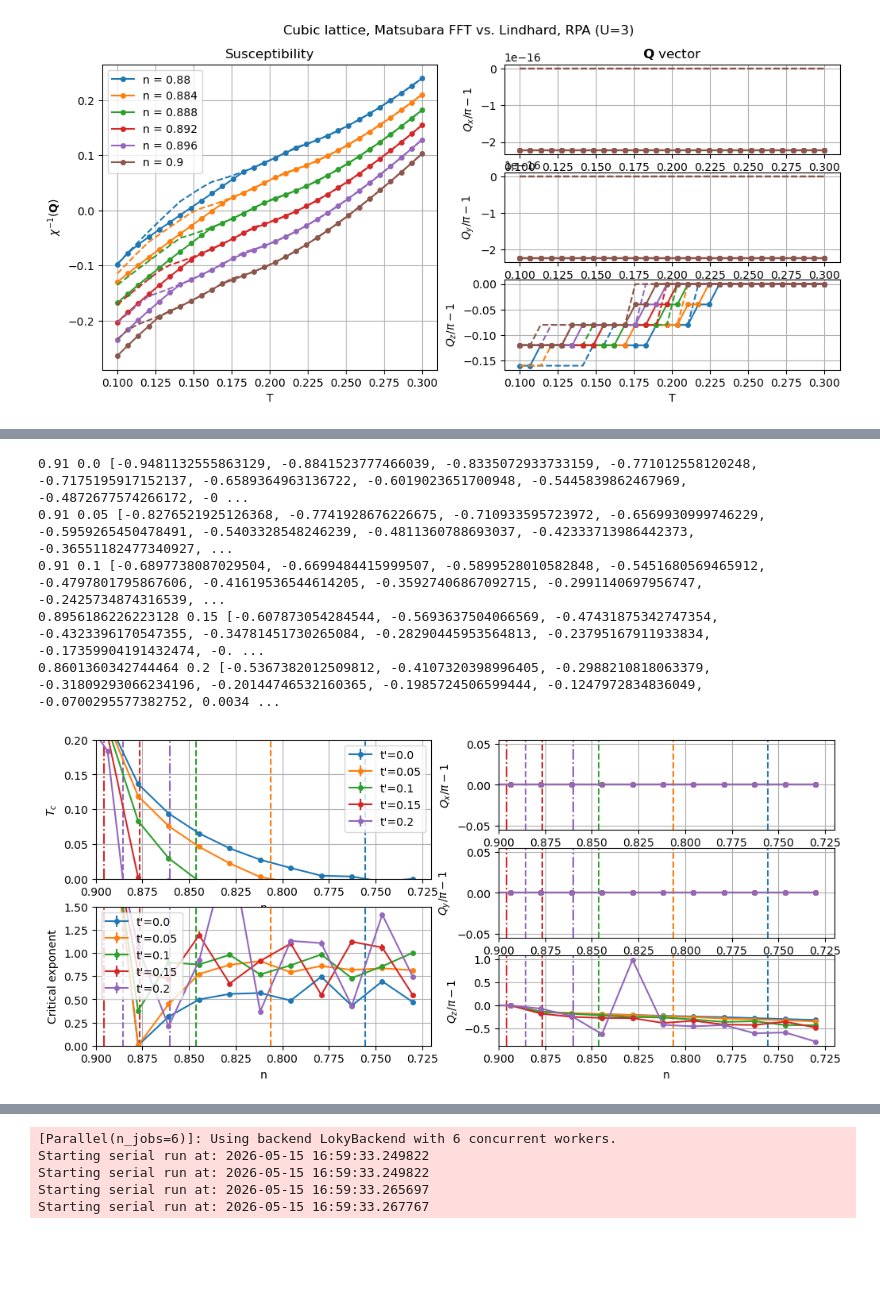
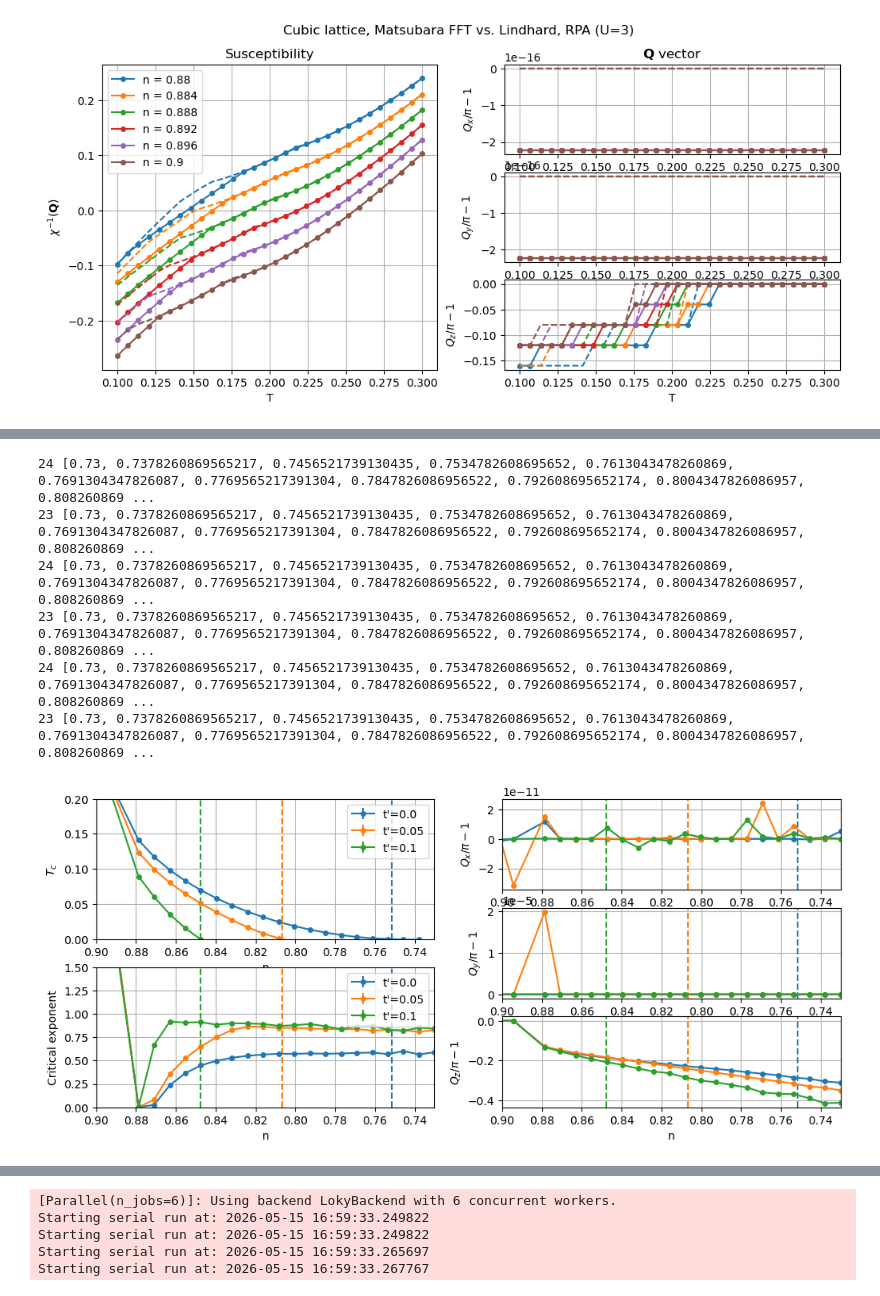
Before and after one commit to cctort/quantum_criticality, a Jupyter notebook: chi_rpa.ipynb, the cells around one changed output, grey strips where cells are left out. Cells and saved outputs as stored; diff of their text form; code cells hidden in the pictures; blank space fills up the shorter version.

Commit message:
ibz implemented safely, some additional disorder plots

```diff
--- a/chi_rpa.ipynb
+++ b/chi_rpa.ipynb
@@ -671,9 +664,9 @@ Completed 15 jobs in 1.60 seconds | U=3.000, T=0.050, n=0.850
 # %%
 U = 3
 n_list = np.linspace(0.7, 1., 24)
-T_list = np.linspace(0., 0.04, 15)
+T_list = np.linspace(0., 0.05, 15)
 
-nk = 50
+nk = 82
 file = f'{save_dir}/nTdiag_U3'
 if os.path.exists(file):
     results = HDFread_list(file, ['Xc'])
@@ -688,6 +681,6 @@ for i, n in enumerate(n_list):
     par_list.append({'U': U, 'n': n, 'T': T_list + max(Tc[i], 0.01)})
 
 sweep_dict = [{'par_dict': par_dict, 'nk': nk, 'method': 'lindhard', 'q_path': ([1,1,0], [1,1,1]),
-               'fit': True, 'fit_type': [critical1, critical2]} for par_dict in par_list]
-results = sweep_parallel(sweep_chirpa, sweep_dict, n_jobs=12, save_file=file)
+               'fit': True, 'fit_type': [critical1, critical2], 'refine_ratio': 2} for par_dict in par_list]
+results = sweep_parallel(sweep_chirpa, sweep_dict, n_jobs=6, save_file=file)
 # %% [output]
@@ -777,11 +756,11 @@ plt.show()
 # %%
 U = 3
-n_list = np.linspace(0.73, 0.91, 12)
-T_list = np.linspace(0., 0.04, 15)
+n_list = np.linspace(0.73, 0.91, 24)
+T_list = np.linspace(0., 0.05, 15)
 
-nk = 100
-niw = 128
-tp_list = [0., 0.05, 0.1, 0.15, 0.2]
+nk = 80
+niw = 256
+tp_list = [0., 0.05, 0.1]
 for i, tp in enumerate(tp_list):
 
     file = f'{save_dir}/nTdiag_U3tp{tp:.2f}'
@@ -796,13 +775,9 @@ for i, tp in enumerate(tp_list):
     for i, n in enumerate(n_list):
         par_list.append({'U': U, 'n': n, 'T': T_list + max(Tc[i], 0.01)})
 
-    #sweep_dict = [{'par_dict': par_dict, 'nk': nk, 'fit': True, 'tp': tp, 'niw': niw, 'niw_extr': True, 'refine': False} for #par_dict in par_list]
-    sweep_dict = [{'par_dict': par_dict, 'nk': nk, 'fit': True, 'tp': tp,
-                   'method': 'lindhard', 'refine': True, 'q_path': ([1,1,0], [1,1,1])} for par_dict in par_list]
-    results = sweep_parallel(sweep_chirpa, sweep_dict, n_jobs=6, save_file=file)
-
-    #Tc = np.array([res['Xc'] for res in results])
-    #i_crit = np.argwhere(Tc > 0)[0,0]
-    #n_list = n_list[max(i_crit-2,0):]
+    sweep_dict = [{'par_dict': par_dict, 'nk': nk, 'fit': True, 'tp': tp, 'niw': niw, 'niw_extr': True, 'refine': True, 'refine_ratio': 2} for par_dict in par_list]
+    #sweep_dict = [{'par_dict': par_dict, 'nk': nk, 'fit': True, 'tp': tp,
+    #               'method': 'lindhard', 'refine': True, 'q_path': ([1,1,0], [1,1,1])} for par_dict in par_list]
+    sweep_parallel(sweep_chirpa, sweep_dict, n_jobs=6, save_file=file)
 # %% [output]
 [Parallel(n_jobs=6)]: Using backend LokyBackend with 6 concurrent workers.
@@ -875,7 +816,7 @@ ax = [fig.add_subplot(2,2,1),
 for a in ax:
     a.grid()
     a.set_xlabel('n')
-    a.set_xlim(0.72, 0.9)
+    a.set_xlim(0.73, 0.9)
     a.invert_xaxis()
 
 ax[0].set_ylim(0., 0.2)
@@ -887,38 +828,48 @@ ax[2].set_ylabel(r'$Q_x/\pi-1$')
 ax[3].set_ylabel(r'$Q_y/\pi-1$')
 ax[4].set_ylabel(r'$Q_z/\pi-1$')
 
-tp_list = [0., 0.05, 0.1, 0.15, 0.2]
+tp_list = [0., 0.05, 0.1]
 for i, tp in enumerate(tp_list):
 
     results = HDFread_list(f'{save_dir}/nTdiag_U3tp{tp:.2f}',
                  ['Xc', 'Xc_err', 'gamma', 'gamma_err', 'Qc', 'mu_c'])
 
     n_list = [par_list[0]['n'] for par_list in results['par_list']]
     Qj = [[Q[j]-1 for Q in results['Qc']] for j in range(3)]
+    print(len(n_list), n_list)
+    n_list.pop(-4)
+    print(len(n_list), n_list)
+    results['Xc'].pop(-4)
+    results['Xc_err'].pop(-4)
+    results['gamma'].pop(-4)
+    results['gamma_err'].pop(-4)
+    results['mu_c'].pop(-4)
 
     line = ax[0].errorbar(n_list, results['Xc'], results['Xc_err'], fmt='o-', label=f"t'={tp}", markersize=4)
     ax[1].errorbar(n_list, results['gamma'], results['gamma_err'], fmt='o-', label=f"t'={tp}", markersize=4)
     for j, a in enumerate(ax[2:]):
+        Qj[j].pop(-4)
         a.plot(n_list, Qj[j], 'o-', markersize=4)
 
     color = line[0].get_color()
 
     n_crit = np.interp(0., results['Xc'], n_list)
     n_crit2 = np.interp(0., results['mu_c'], n_list)
-    print(n_crit2, tp, results['mu_c'])
+    #print(n_crit2, tp, results['mu_c'])
     for a in ax:
         a.axvline(n_crit, linestyle='--', color=color)
         a.axvline(n_crit2, linestyle='-.', color=color)
 
     ax[0].legend()
     ax[1].legend()
 
 plt.savefig(f'{save_dir}/postp.png', dpi=100)
 plt.show()
 # %% [output]
-0.91 0.0 [-0.9481132555863129, -0.8841523777466039, -0.8335072933733159, -0.771012558120248, -0.7175195917152137, -0.6589364963136722, -0.6019023651700948, -0.5445839862467969, -0.4872677574266172, -0 ...
-0.91 0.05 [-0.8276521925126368, -0.7741928676226675, -0.710933595723972, -0.6569930999746229, -0.5959265450478491, -0.5403328548246239, -0.4811360788693037, -0.42333713986442373, -0.36551182477340927, ...
-0.91 0.1 [-0.6897738087029504, -0.6699484415999507, -0.5899528010582848, -0.5451680569465912, -0.4797801795867606, -0.41619536544614205, -0.35927406867092715, -0.2991140697956747, -0.2425734874316539, ...
-0.8956186226223128 0.15 [-0.607873054284544, -0.5693637504066569, -0.47431875342747354, -0.4323396170547355, -0.34781451730265084, -0.28290445953564813, -0.23795167911933834, -0.17359904191432474, -0. ...
-0.8601360342744464 0.2 [-0.5367382012509812, -0.4107320398996405, -0.2988210818063379, -0.31809293066234196, -0.20144746532160365, -0.1985724506599444, -0.1247972834836049, -0.0700295577382752, 0.0034 ...
+24 [0.73, 0.7378260869565217, 0.7456521739130435, 0.7534782608695652, 0.7613043478260869, 0.7691304347826087, 0.7769565217391304, 0.7847826086956522, 0.792608695652174, 0.8004347826086957, 0.808260869 ...
+23 [0.73, 0.7378260869565217, 0.7456521739130435, 0.7534782608695652, 0.7613043478260869, 0.7691304347826087, 0.7769565217391304, 0.7847826086956522, 0.792608695652174, 0.8004347826086957, 0.808260869 ...
+24 [0.73, 0.7378260869565217, 0.7456521739130435, 0.7534782608695652, 0.7613043478260869, 0.7691304347826087, 0.7769565217391304, 0.7847826086956522, 0.792608695652174, 0.8004347826086957, 0.808260869 ...
+23 [0.73, 0.7378260869565217, 0.7456521739130435, 0.7534782608695652, 0.7613043478260869, 0.7691304347826087, 0.7769565217391304, 0.7847826086956522, 0.792608695652174, 0.8004347826086957, 0.808260869 ...
+24 [0.73, 0.7378260869565217, 0.7456521739130435, 0.7534782608695652, 0.7613043478260869, 0.7691304347826087, 0.7769565217391304, 0.7847826086956522, 0.792608695652174, 0.8004347826086957, 0.808260869 ...
+23 [0.73, 0.7378260869565217, 0.7456521739130435, 0.7534782608695652, 0.7613043478260869, 0.7691304347826087, 0.7769565217391304, 0.7847826086956522, 0.792608695652174, 0.8004347826086957, 0.808260869 ...
-[figure, old version]
+[figure, new version]
```
Also changed, not shown: parts of 20 cells of this notebook, 5 other files.
